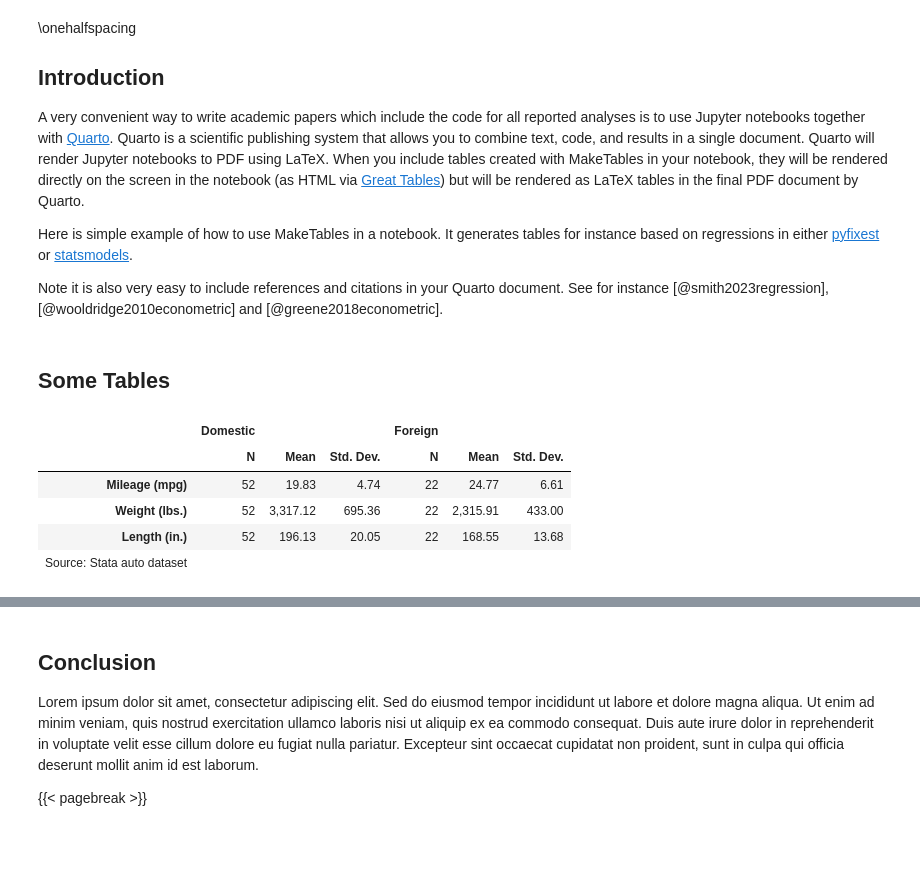
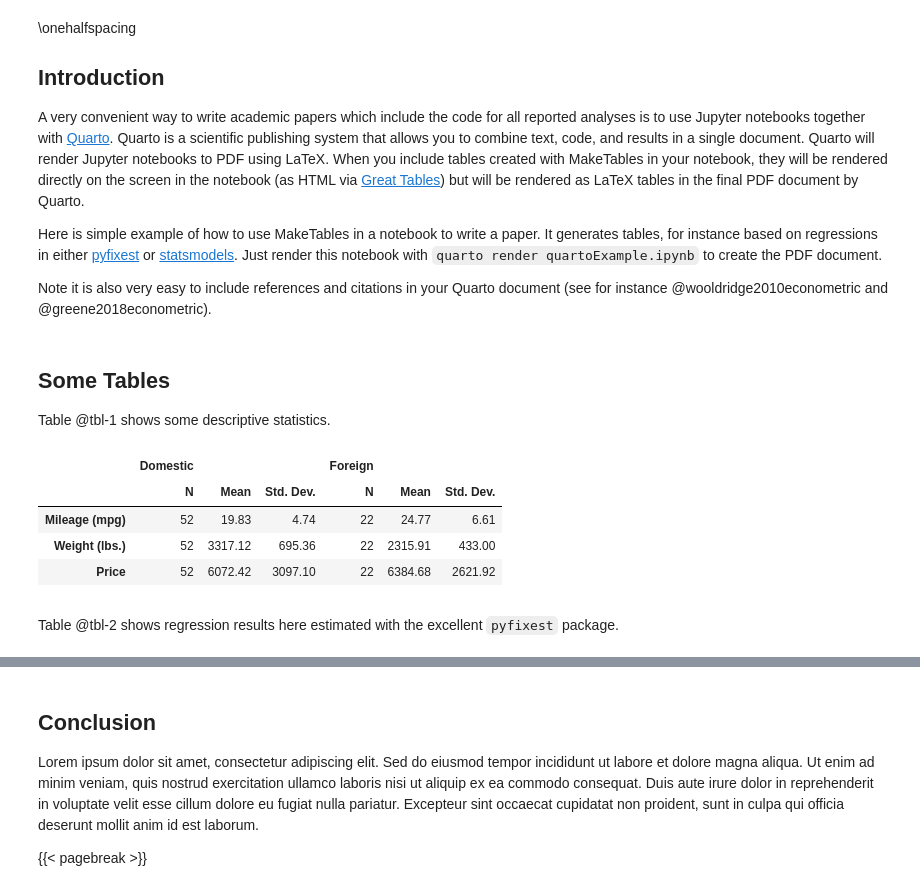
Before and after one commit to dsliwka/maketables, a Jupyter notebook: docs/quartoExample.ipynb, the cells around one changed output, grey strips where cells are left out. Cells and saved outputs as stored; diff of their text form; code cells hidden in the pictures; blank space fills up the shorter version.

Commit message:
updated dual output to allow passing output specific arguments and added example notebook for writing papers with quarto

```diff
--- a/docs/quartoExample.ipynb
+++ b/docs/quartoExample.ipynb
@@ -38,31 +60,37 @@ import statsmodels.formula.api as smf
 ## Introduction
 A very convenient way to write academic papers which include the code for all reported analyses is to use Jupyter notebooks together with [Quarto](https://quarto.org/). Quarto is a scientific publishing system that allows you to combine text, code, and results in a single document. Quarto will render Jupyter notebooks to PDF using LaTeX. When you include tables created with MakeTables in your notebook, they will be rendered directly on the screen in the notebook (as HTML via [Great Tables](https://posit-dev.github.io/great-tables/articles/intro.html)) but will be rendered as LaTeX tables in the final PDF document by Quarto.
 
-Here is simple example of how to use MakeTables in a notebook. It generates tables for instance based on regressions in either [pyfixest](https://py-econometrics.github.io/pyfixest/pyfixest.html) or [statsmodels](https://www.statsmodels.org/stable/index.html).
+Here is simple example of how to use MakeTables in a notebook to write a paper. It generates tables, for instance based on regressions in either [pyfixest](https://py-econometrics.github.io/pyfixest/pyfixest.html) or [statsmodels](https://www.statsmodels.org/stable/index.html). Just render this notebook with `quarto render quartoExample.ipynb` to create the PDF document.
 
-Note it is also very easy to include references and citations in your Quarto document. See for instance [@smith2023regression], [@wooldridge2010econometric] and [@greene2018econometric].
+Note it is also very easy to include references and citations in your Quarto document (see for instance @wooldridge2010econometric and @greene2018econometric).
 # %% [markdown]
 ## Some Tables
+
+Table @tbl-1 shows some descriptive statistics.
 # %%
 #| label: tbl-1
-#| tbl-cap: "Descriptive statistics"
+#| tbl-cap: "Automotive Data Summary"
 #| tbl-pos: "H"
 
-# Load your data (here using a sample Stata dataset with the import_dta function that also stores variable labels)
-df = mt.import_dta("https://www.stata-press.com/data/r18/auto.dta")
-
-
-# Create descriptive statistics table
-mt.DTable(df, vars=["mpg","weight","length"],
-          bycol=["foreign"],
-          notes="Source: Stata auto dataset")
+# Create a descriptive statistics table
+# Note that we can also pass through output-specific stylng parameters
+# Here we for instance want the first column with the variable names im LaTeX output to be slightly larger
+mt.DTable(
+    df,
+    vars=['mpg', 'weight', 'price'],
+    stats=['count', 'mean', 'std'],
+    bycol=['foreign'],
+    tex_params={'first_col_width': '3cm'},
+)
 # %% [output]
 |  | Domestic |  |  | Foreign |  |  |
 |  | N | Mean | Std. Dev. | N | Mean | Std. Dev. |
 | Mileage (mpg) | 52 | 19.83 | 4.74 | 22 | 24.77 | 6.61 |
-| Weight (lbs.) | 52 | 3,317.12 | 695.36 | 22 | 2,315.91 | 433.00 |
-| Length (in.) | 52 | 196.13 | 20.05 | 22 | 168.55 | 13.68 |
-| Source: Stata auto dataset |  |  |  |  |  |  |
+| Weight (lbs.) | 52 | 3317.12 | 695.36 | 22 | 2315.91 | 433.00 |
+| Price | 52 | 6072.42 | 3097.10 | 22 | 6384.68 | 2621.92 |
+|  |  |  |  |  |  |  |
+# %% [markdown]
+Table @tbl-2 shows regression results here estimated with the excellent `pyfixest` package.
 # %%
 #| label: tbl-2
 #| tbl-cap: "A Regression Table (PyFixest)"
```
Also changed, not shown: parts of 5 cells of this notebook, 5 other files.
